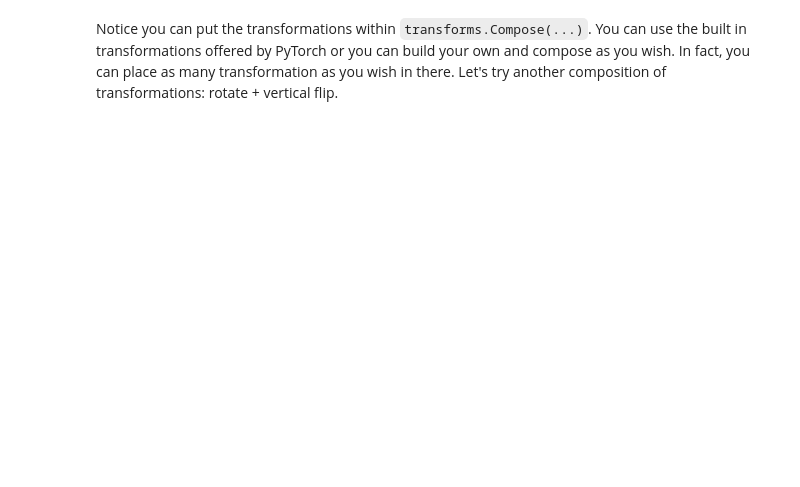
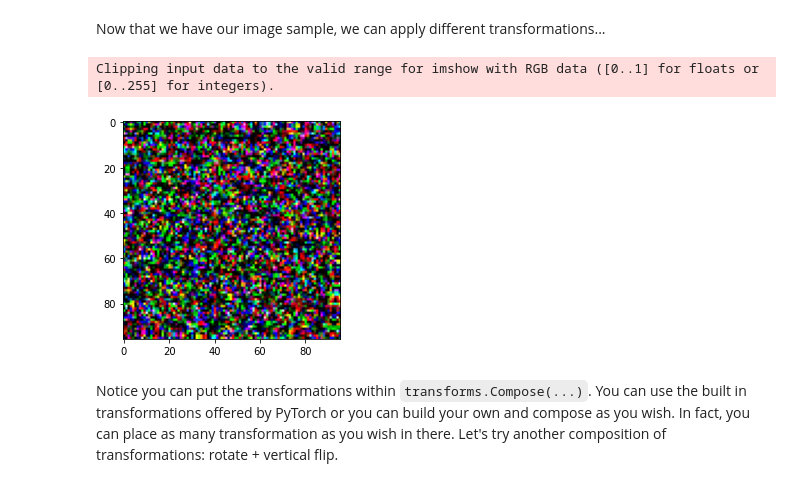
Before and after one commit to datasith/ML-Notebooks-TensorFlow, a Jupyter notebook: A_Gentle_Introduction_to_TensorFlow.ipynb, the cells around one changed output. Cells and saved outputs as stored; diff of their text form; code cells hidden in the pictures; blank space fills up the shorter version.

```diff
--- a/A_Gentle_Introduction_to_TensorFlow.ipynb
+++ b/A_Gentle_Introduction_to_TensorFlow.ipynb
@@ -99,3 +104,23 @@ plt.imshow(dummy_result)
+# %% [markdown]
+Now that we have our image sample, we can apply different transformations...
+# %%
+# dummy transformation
+
+# tf.keras.layers.RandomRotation
+
+import math
+
+data_augmentation = tf.keras.Sequential([
+  tf.keras.layers.RandomRotation(math.pi/ 4),
+])
+
+r_image_tensor = data_augmentation(image_tensor)
+# image = tf.keras.preprocessing.image.array_to_img(r_image_tensor)
+
+_ = plt.imshow(r_image_tensor)
+# %% [output]
+Clipping input data to the valid range for imshow with RGB data ([0..1] for floats or [0..255] for integers).
+[figure, added]
 # %% [markdown]
 Notice you can put the transformations within `transforms.Compose(...)`. You can use the built in transformations offered by PyTorch or you can build your own and compose as you wish. In fact, you can place as many transformation as you wish in there. Let's try another composition of transformations: rotate + vertical flip.
 # %%
```
Also changed, not shown: parts of 33 cells of this notebook.
